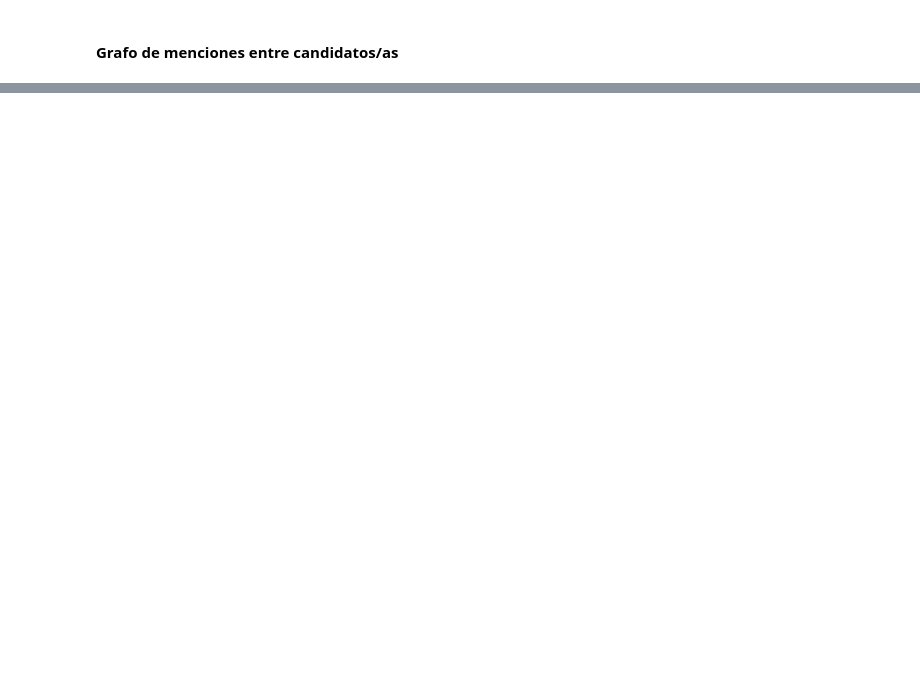
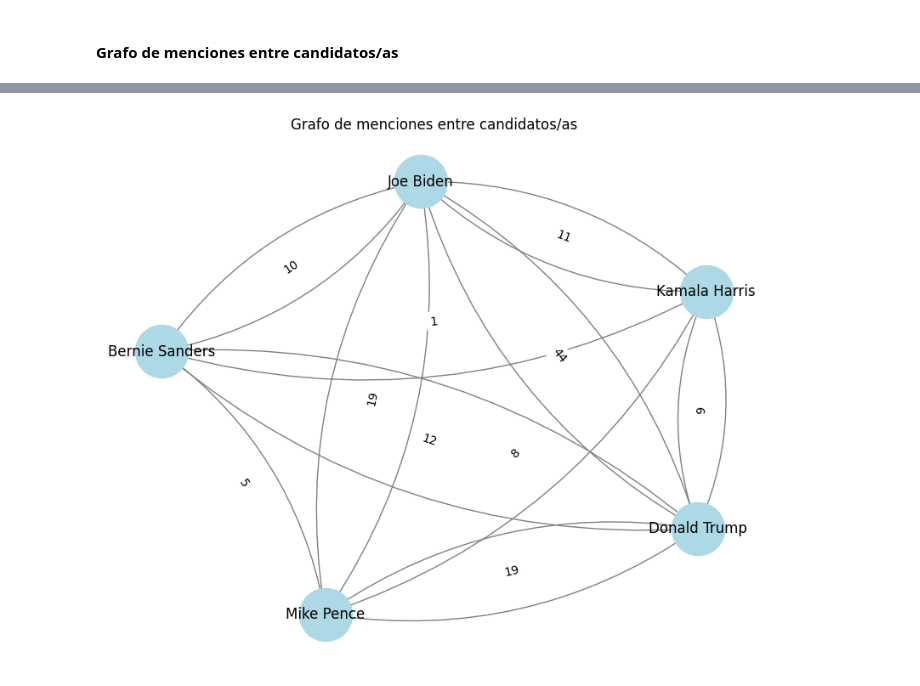
Before and after one commit to Jonathanrr98/intro-cd-tarea1, a Jupyter notebook: us2020_propuesta_estudiantes.ipynb, the cells around one changed output, grey strips where cells are left out. Saved outputs shown, nothing was run; the diff lists cells and outputs as text; code cells hidden in the pictures; blank space fills up the shorter version.

Commit message:
arregle graficas para que se vean mejor en el informe, estuve cambiando los grafos tambien

```diff
--- a/us2020_propuesta_estudiantes.ipynb
+++ b/us2020_propuesta_estudiantes.ipynb
@@ -1087,0 +1191,31 @@ plt.show()
+# %%
+G = nx.from_pandas_adjacency(mentions_matrix, create_using=nx.DiGraph())
+
+# Dibujar grafo
+plt.figure(figsize=(10, 8))
+
+# Ajustamos el layout con un valor mayor de 'k' para separar más los nodos
+pos = nx.spring_layout(G, seed=42, k=20)  # Aumentamos 'k' para descomprimir
+
+# Dibujar nodos y etiquetas
+nx.draw_networkx_nodes(G, pos, node_color='lightblue', node_size=2000)
+nx.draw_networkx_labels(G, pos, font_size=12)
+
+# Dibujar aristas con curvatura
+nx.draw_networkx_edges(
+    G, pos,
+    arrowstyle='->',
+    arrowsize=20,
+    edge_color='gray',
+    connectionstyle='arc3, rad=0.2'
+)
+
+# Añadir etiquetas de peso en las aristas
+edge_labels = {(u, v): d['weight'] for u, v, d in G.edges(data=True)}
+nx.draw_networkx_edge_labels(G, pos, edge_labels=edge_labels, font_size=10)
+
+plt.title('Grafo de menciones entre candidatos/as')
+plt.axis('off')
+plt.show()
+# %% [output]
+[figure, added]
```
Also changed, not shown: parts of 21 cells of this notebook.
